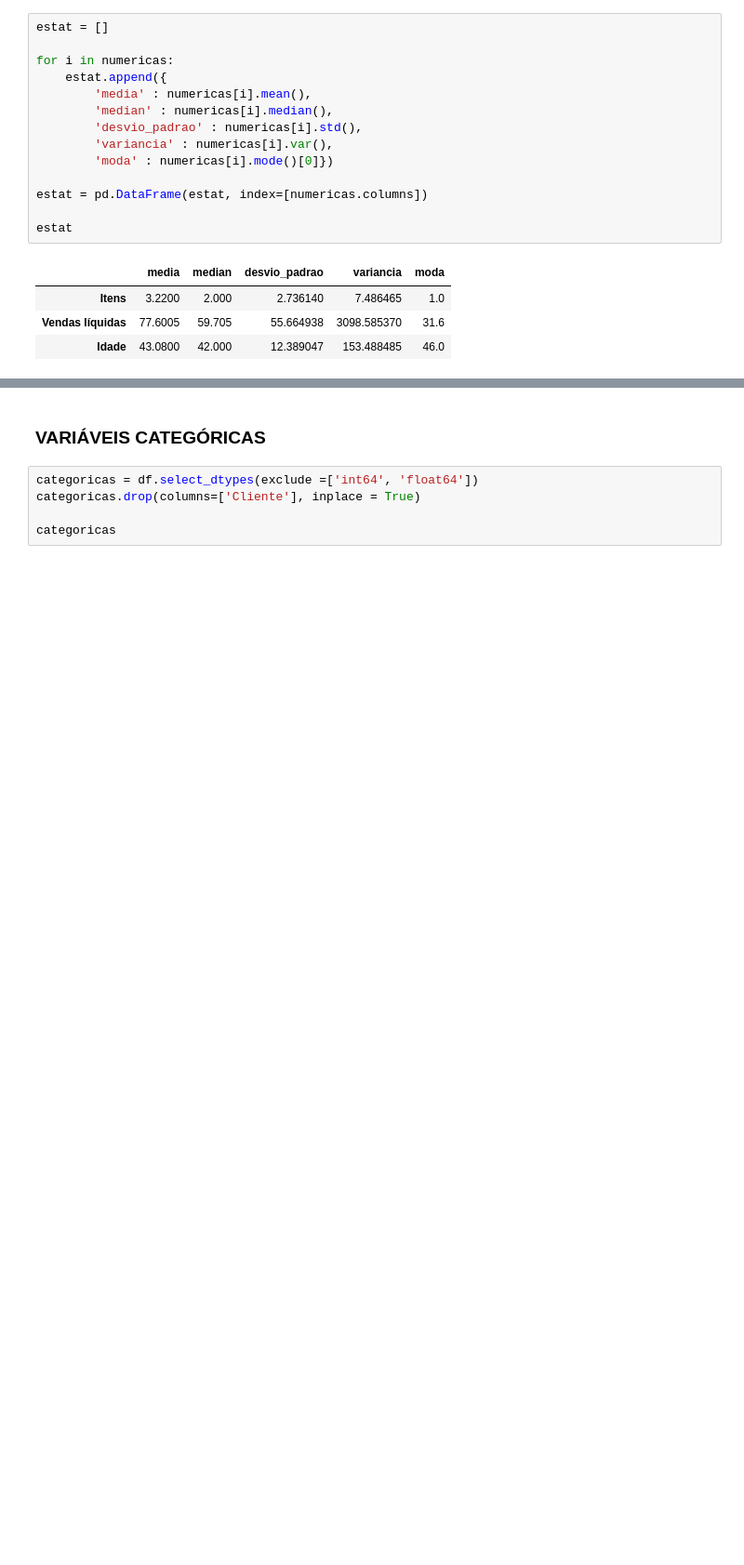
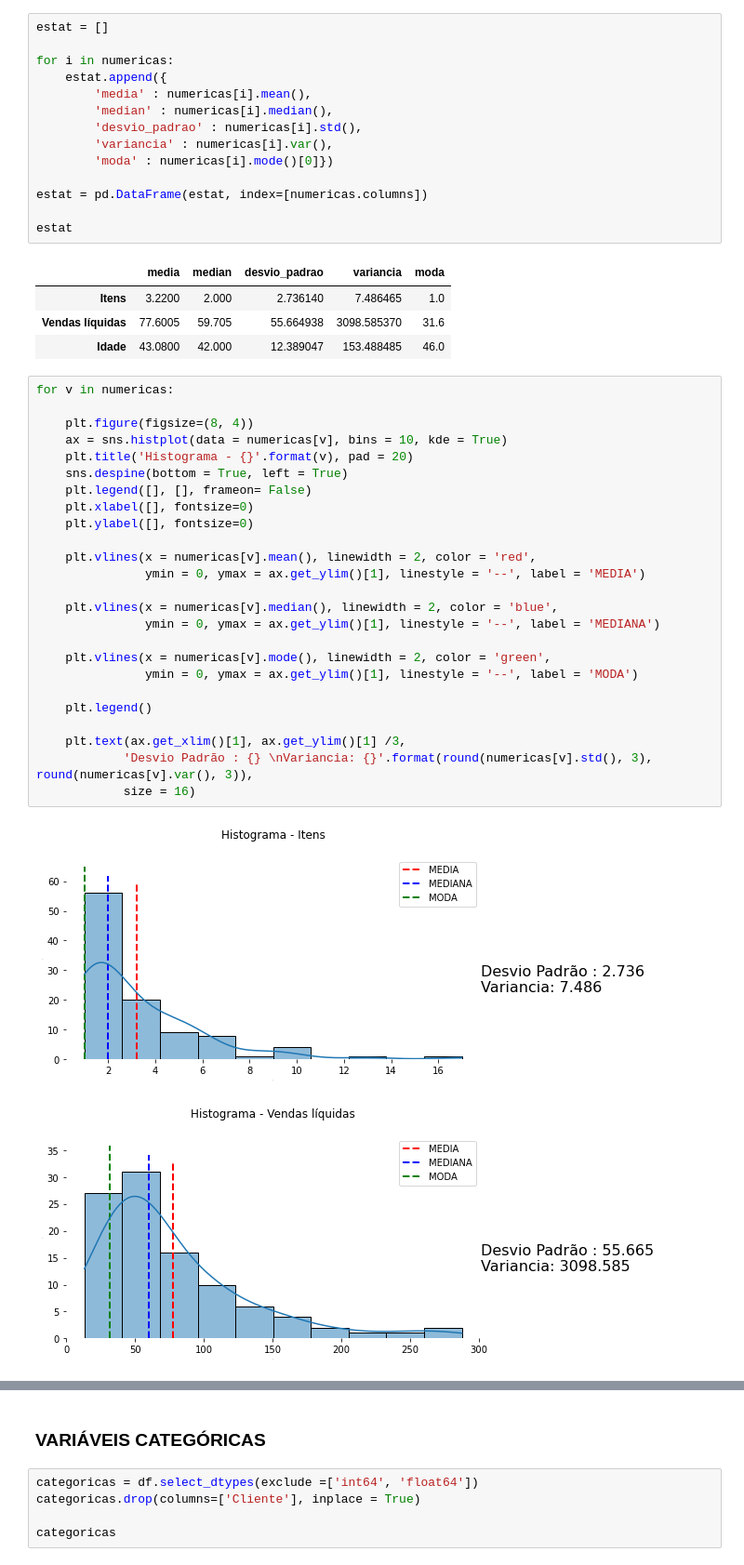
Before and after one commit to daianeklein/cursos-bootcamps, a Jupyter notebook: Mackenzie/Aprofundamento01.ipynb, the cells around one changed output, grey strips where cells are left out. Shown at 93% size. Drawn from its saved outputs; the diff is of its cells as text; blank space fills up the shorter version.

```diff
--- a/Mackenzie/Aprofundamento01.ipynb
+++ b/Mackenzie/Aprofundamento01.ipynb
@@ -167,3 +167,31 @@ estat
 | Itens | 3.2200 | 2.000 | 2.736140 | 7.486465 | 1.0 |
 | Vendas líquidas | 77.6005 | 59.705 | 55.664938 | 3098.585370 | 31.6 |
 | Idade | 43.0800 | 42.000 | 12.389047 | 153.488485 | 46.0 |
+# %%
+for v in numericas:
+
+    plt.figure(figsize=(8, 4))
+    ax = sns.histplot(data = numericas[v], bins = 10, kde = True)
+    plt.title('Histograma - {}'.format(v), pad = 20)
+    sns.despine(bottom = True, left = True)
+    plt.legend([], [], frameon= False)
+    plt.xlabel([], fontsize=0)
+    plt.ylabel([], fontsize=0)
+
+    plt.vlines(x = numericas[v].mean(), linewidth = 2, color = 'red',
+               ymin = 0, ymax = ax.get_ylim()[1], linestyle = '--', label = 'MEDIA')
+
+    plt.vlines(x = numericas[v].median(), linewidth = 2, color = 'blue',
+               ymin = 0, ymax = ax.get_ylim()[1], linestyle = '--', label = 'MEDIANA')
+
+    plt.vlines(x = numericas[v].mode(), linewidth = 2, color = 'green',
+               ymin = 0, ymax = ax.get_ylim()[1], linestyle = '--', label = 'MODA')
+
+    plt.legend()
+
+    plt.text(ax.get_xlim()[1], ax.get_ylim()[1] /3,
+            'Desvio Padrão : {} \nVariancia: {}'.format(round(numericas[v].std(), 3), round(numericas[v].var(), 3)),
+            size = 16)
+# %% [output]
+[figure, added]
+[figure, added]
```
Also changed, not shown: parts of 4 cells of this notebook.
